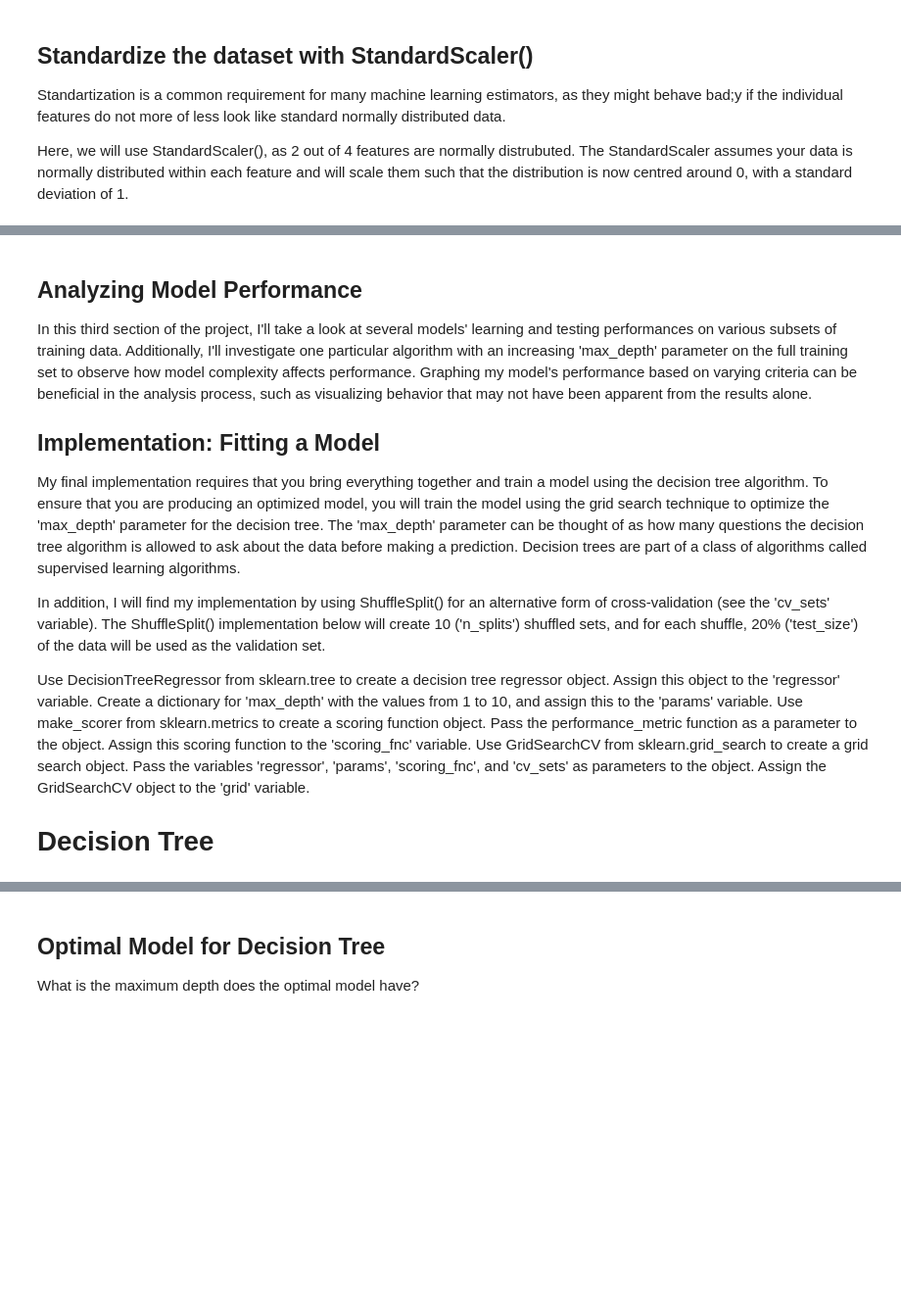
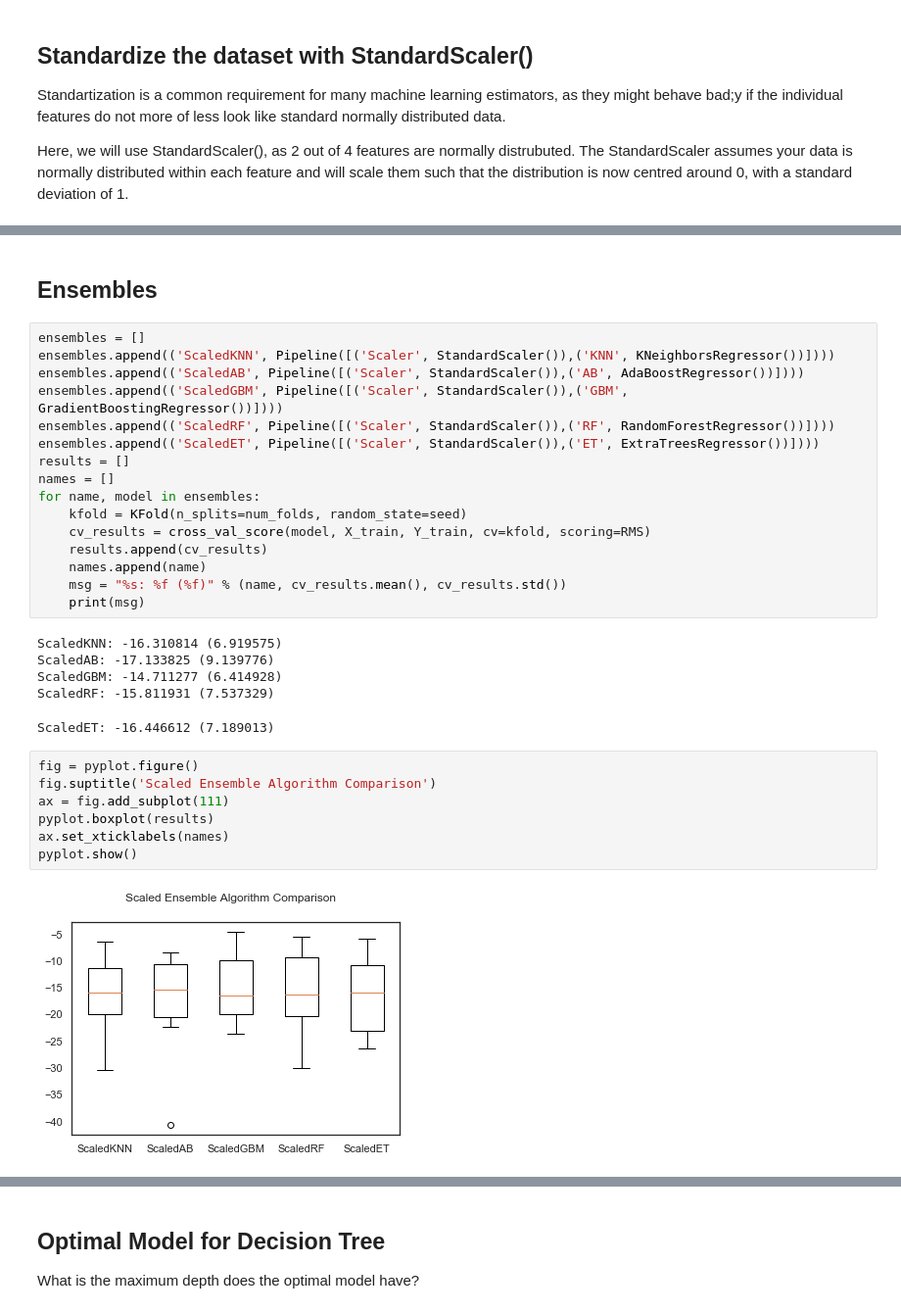
Before and after one commit to olgabradford/machine_learning_python, a Jupyter notebook: 01_08_python_boston_housing_regression.ipynb, the cells around one changed output, grey strips where cells are left out. Shown: that part at 98% size. Saved outputs shown, nothing was run; the diff lists cells and outputs as text; blank space fills up the shorter version.

```diff
--- a/01_08_python_boston_housing_regression.ipynb
+++ b/01_08_python_boston_housing_regression.ipynb
@@ -430,21 +438,33 @@ pyplot.show()
-# %% [markdown]
-## Analyzing Model Performance
-In this third section of the project, I'll take a look at several models' learning and testing performances on various subsets of training data. Additionally, I'll investigate one particular algorithm with an increasing 'max_depth' parameter on the full training set to observe how model complexity affects performance. Graphing my model's performance based on varying criteria can be beneficial in the analysis process, such as visualizing behavior that may not have been apparent from the results alone.
-
-## Implementation: Fitting a Model
-My final implementation requires that you bring everything together and train a model using the decision tree algorithm. To ensure that you are producing an optimized model, you will train the model using the grid search technique to optimize the 'max_depth' parameter for the decision tree. The 'max_depth' parameter can be thought of as how many questions the decision tree algorithm is allowed to ask about the data before making a prediction. Decision trees are part of a class of algorithms called supervised learning algorithms.
-
-In addition, I will find my implementation by using ShuffleSplit() for an alternative form of cross-validation (see the 'cv_sets' variable). The ShuffleSplit() implementation below will create 10 ('n_splits') shuffled sets, and for each shuffle, 20% ('test_size') of the data will be used as the validation set.
-
-Use DecisionTreeRegressor from sklearn.tree to create a decision tree regressor object.
-Assign this object to the 'regressor' variable.
-Create a dictionary for 'max_depth' with the values from 1 to 10, and assign this to the 'params' variable.
-Use make_scorer from sklearn.metrics to create a scoring function object.
-Pass the performance_metric function as a parameter to the object.
-Assign this scoring function to the 'scoring_fnc' variable.
-Use GridSearchCV from sklearn.grid_search to create a grid search object.
-Pass the variables 'regressor', 'params', 'scoring_fnc', and 'cv_sets' as parameters to the object.
-Assign the GridSearchCV object to the 'grid' variable.
-
-
-# Decision Tree
+# %% [markdown]
+## Ensembles
+# %%
+ensembles = []
+ensembles.append(('ScaledKNN', Pipeline([('Scaler', StandardScaler()),('KNN', KNeighborsRegressor())])))
+ensembles.append(('ScaledAB', Pipeline([('Scaler', StandardScaler()),('AB', AdaBoostRegressor())])))
+ensembles.append(('ScaledGBM', Pipeline([('Scaler', StandardScaler()),('GBM', GradientBoostingRegressor())])))
+ensembles.append(('ScaledRF', Pipeline([('Scaler', StandardScaler()),('RF', RandomForestRegressor())])))
+ensembles.append(('ScaledET', Pipeline([('Scaler', StandardScaler()),('ET', ExtraTreesRegressor())])))
+results = []
+names = []
+for name, model in ensembles:
+	kfold = KFold(n_splits=num_folds, random_state=seed)
+	cv_results = cross_val_score(model, X_train, Y_train, cv=kfold, scoring=RMS)
+	results.append(cv_results)
+	names.append(name)
+	msg = "%s: %f (%f)" % (name, cv_results.mean(), cv_results.std())
+	print(msg)
+# %% [output]
+ScaledKNN: -16.310814 (6.919575)
+ScaledAB: -17.133825 (9.139776)
+ScaledGBM: -14.711277 (6.414928)
+ScaledRF: -15.811931 (7.537329)
+ScaledET: -16.446612 (7.189013)
+# %%
+fig = pyplot.figure()
+fig.suptitle('Scaled Ensemble Algorithm Comparison')
+ax = fig.add_subplot(111)
+pyplot.boxplot(results)
+ax.set_xticklabels(names)
+pyplot.show()
+# %% [output]
+[figure, added]
```
Also changed, not shown: parts of 39 cells of this notebook.
